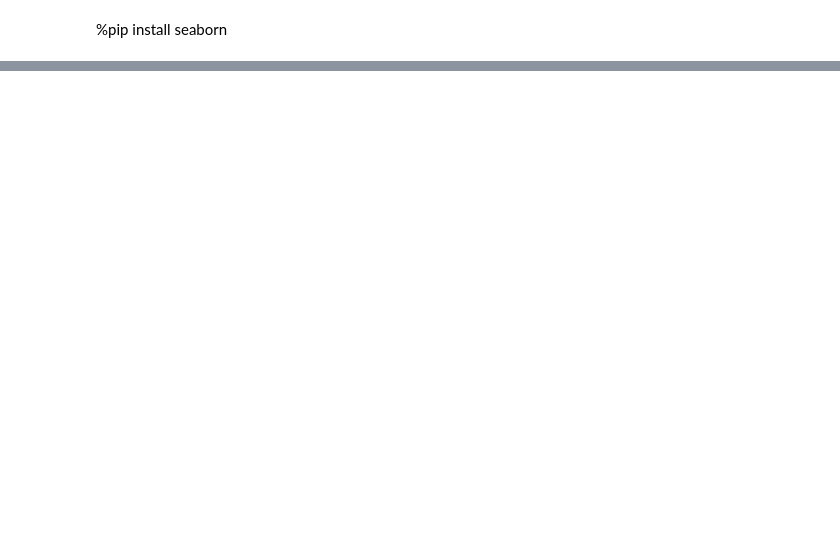
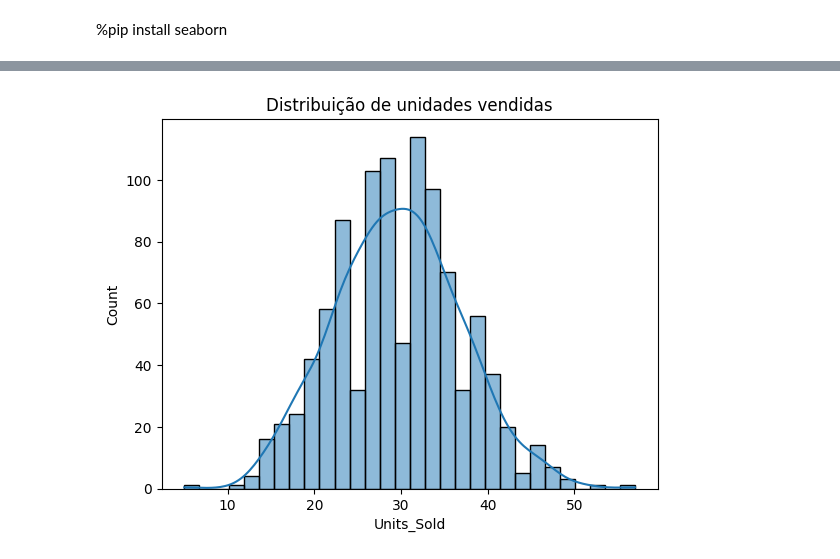
Before and after one commit to Hproncino/projeto, a Jupyter notebook: recursive.ipynb, the cells around one changed output, grey strips where cells are left out. Drawn from its saved outputs; the diff is of its cells as text; code cells hidden in the pictures; blank space fills up the shorter version.

```diff
--- a/recursive.ipynb
+++ b/recursive.ipynb
@@ -40,0 +42,3 @@ print(modelo.predict([[23]])[0][0])
+# %%
+df['Date'] = pd.to_datetime(df['Date'], dayfirst=True)
+df.dtypes
@@ -40,0 +54,6 @@ print(modelo.predict([[23]])[0][0])
+# %%
+sns.histplot(df['Units_Sold'], bins=30, kde=True)
+plt.title('Distribuição de unidades vendidas')
+plt.show()
+# %% [output]
+[figure, added]
```
Also changed, not shown: parts of 13 cells of this notebook, 1 other file.
